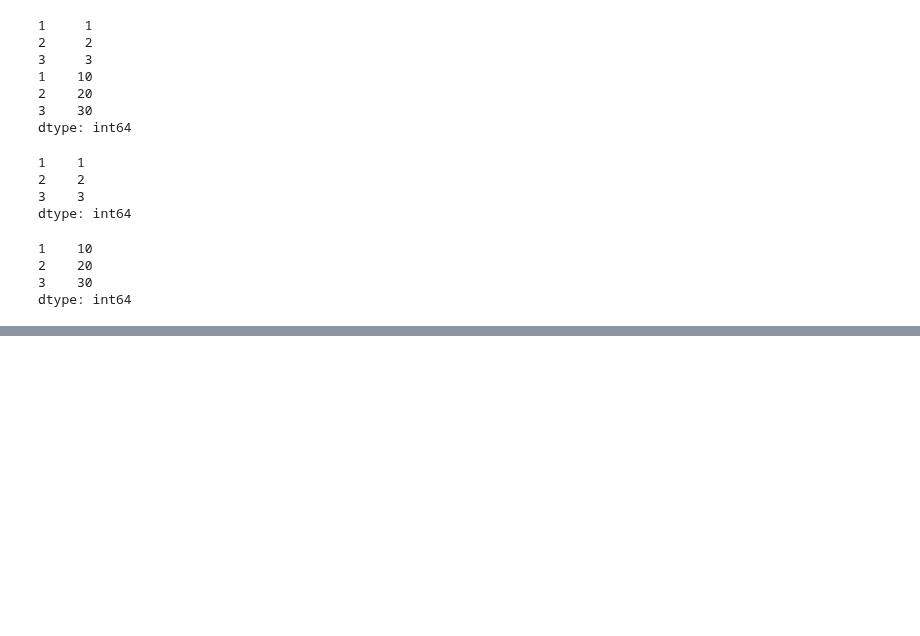
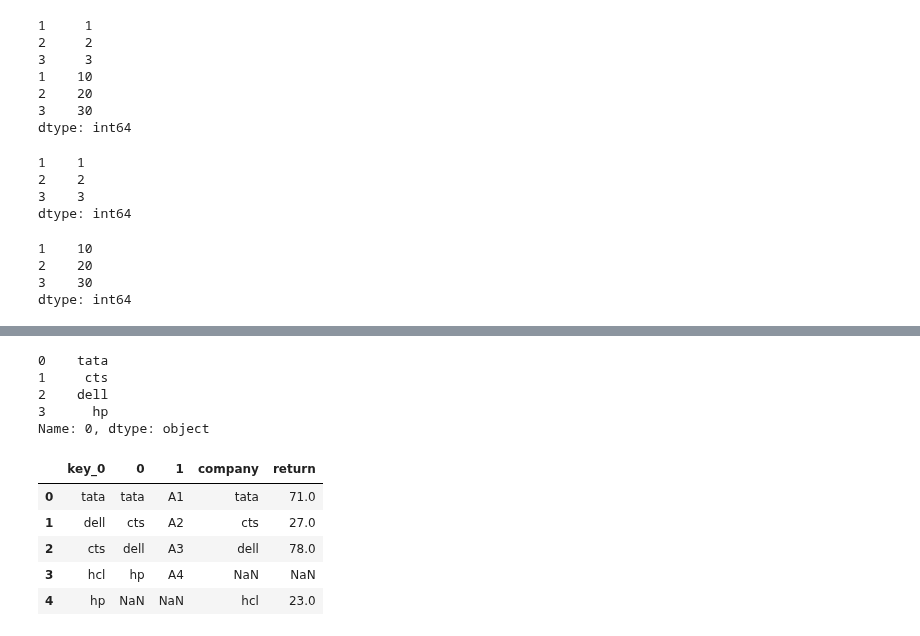
Before and after one commit to samirhinojosa/OC-P3-design-application-public-health, a Jupyter notebook: Untitled.ipynb, the cells around one changed output, grey strips where cells are left out. Drawn from its saved outputs; the diff is of its cells as text; code cells hidden in the pictures; blank space fills up the shorter version.

```diff
--- a/Untitled.ipynb
+++ b/Untitled.ipynb
@@ -61,0 +110,9 @@ dtype: int64
+# %%
+data = [["tata", "A1"], ["cts", "A2"], ["dell", "A3"], ["hp", "A4"]]
+
+df1 = pd.DataFrame(data)
+df2 = pd.DataFrame({
+    "company": ["tata", "dell", "cts", "hcl"],
+    "return": [71, 78, 27, 23],
+
+})
@@ -61,0 +135,19 @@ dtype: int64
+# %%
+df1.iloc[:, 0]
+# %% [output]
+0    tata
+1     cts
+2    dell
+3      hp
+Name: 0, dtype: object
+# %%
+df_net = pd.merge(df1, df2, left_on=df2.iloc[:, 0], right_on=df1.iloc[:, 0], how="outer")
+# %%
+df_net
+# %% [output]
+|  | key_0 | 0 | 1 | company | return |
+| 0 | tata | tata | A1 | tata | 71.0 |
+| 1 | dell | cts | A2 | cts | 27.0 |
+| 2 | cts | dell | A3 | dell | 78.0 |
+| 3 | hcl | hp | A4 | NaN | NaN |
+| 4 | hp | NaN | NaN | hcl | 23.0 |
```
Also changed, not shown: parts of 19 cells of this notebook, 2 other files.
